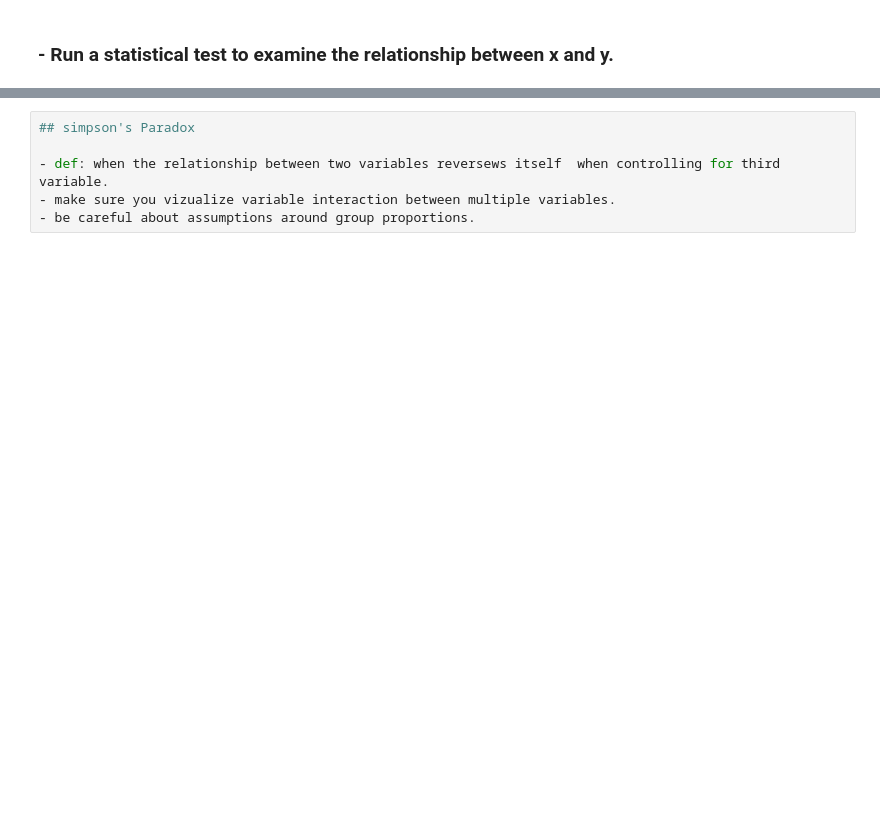
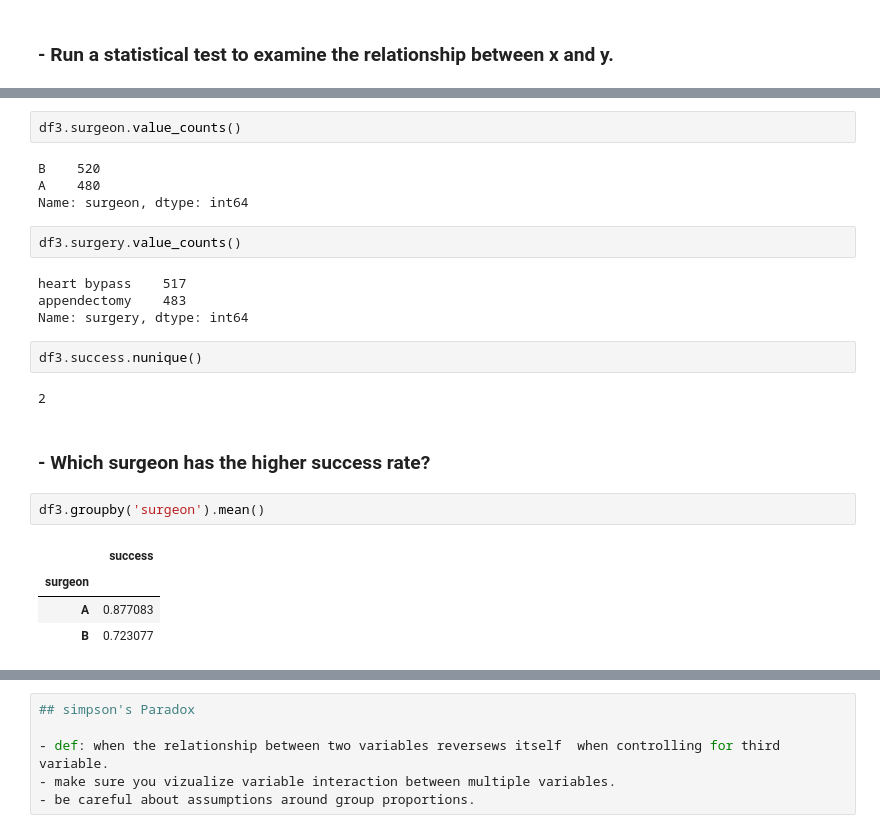
Before and after one commit to cindyvillanuevads/advanced-topics, a Jupyter notebook: exercise.ipynb, the cells around one changed output, grey strips where cells are left out. Cells and saved outputs as stored; diff of their text form; blank space fills up the shorter version.

```diff
--- a/exercise.ipynb
+++ b/exercise.ipynb
@@ -189,0 +224,25 @@ sns.relplot(data=df2, hue='group', x='x', y='y')
+# %%
+df3.surgeon.value_counts()
+# %% [output]
+B    520
+A    480
+Name: surgeon, dtype: int64
+# %%
+df3.surgery.value_counts()
+# %% [output]
+heart bypass    517
+appendectomy    483
+Name: surgery, dtype: int64
+# %%
+df3.success.nunique()
+# %% [output]
+2
+# %% [markdown]
+### - Which surgeon has the higher success rate?
+# %%
+df3.groupby('surgeon').mean()
+# %% [output]
+|  | success |
+| surgeon |  |
+| A | 0.877083 |
+| B | 0.723077 |
```
Also changed, not shown: parts of 16 cells of this notebook.
